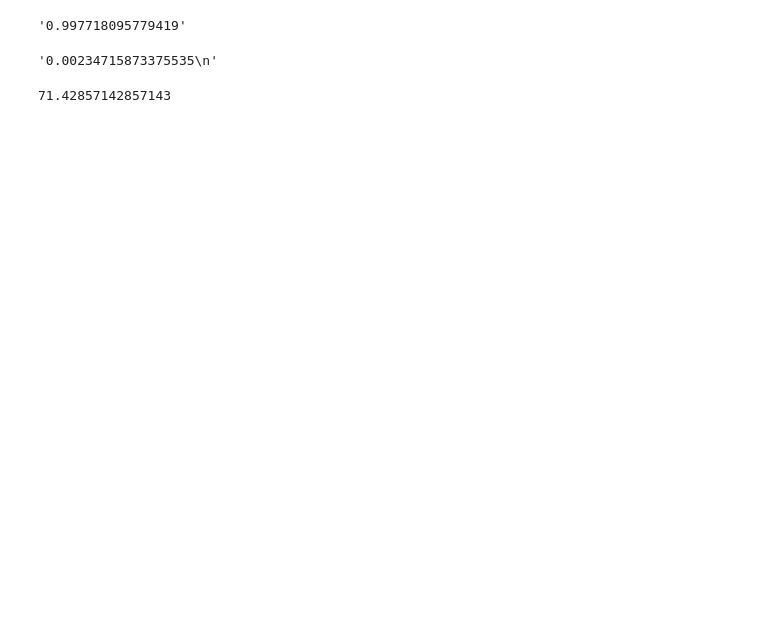
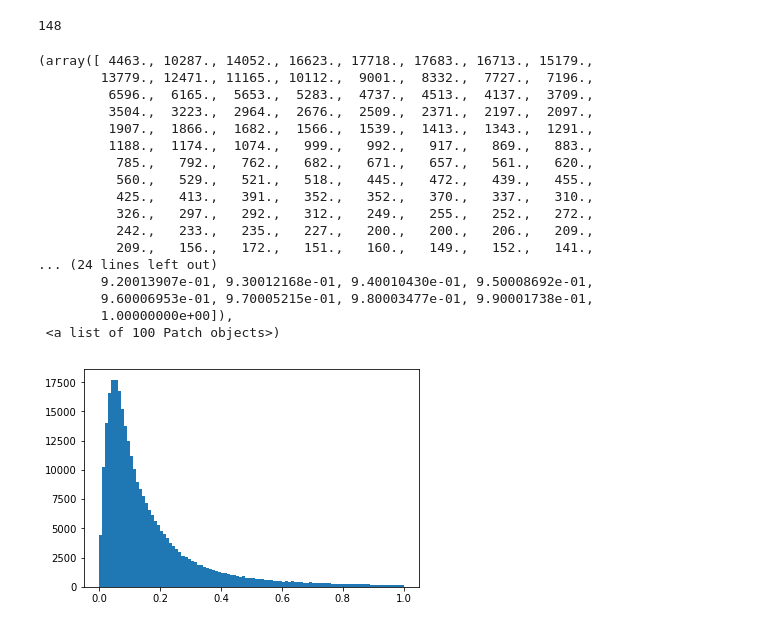
Before and after one commit to POFK/LensFinder, a Jupyter notebook: src/BASS.ipynb, the cells around one changed output. Drawn from its saved outputs; the diff is of its cells as text; code cells hidden in the pictures; blank space fills up the shorter version.

```diff
--- a/src/BASS.ipynb
+++ b/src/BASS.ipynb
@@ -110,3 +15,0 @@ pre = '/data/dell5/userdir/maotx/Lens/result/area1_hdf5_2/DR2_80155_1.txt'
-# %%
-with open(pre,'r') as fp:
-    data = fp.readlines()
@@ -115,4 +16,14 @@ ss = [i.replace('\n','').split('\t') for i in data]
 # %%
-s = {ss[i][0]: float(ss[i][1])/(float(ss[i][1])+float(ss[i][2])) for i in range(len(ss))}
+def read_res(fp):
+    with open(fp, 'r') as fp:
+        data = fp.readlines()
+    ss = [i.replace('\n','').split('\t') for i in data]
+    ss = {ss[i][0]: float(ss[i][2])/(float(ss[i][1])+float(ss[i][2])) for i in range(len(ss))}
+    return ss
+# %%
+prob = {}
+for fp in pre_fps:
+    a = read_res(fp)
+    prob.update(a)
 # %%
-prob = np.array(s.values())
+P = np.array(prob.values())
@@ -130,12 +29,0 @@ plt.hist(prob[np.logical_not(np.isnan(prob))])
-# %%
-ss[i][1]
-# %% [output]
-'0.997718095779419'
-# %%
-ss[i][2]
-# %% [output]
-'0.00234715873375535\n'
-# %%
-1500./21
-# %% [output]
-71.42857142857143
@@ -143,0 +30,26 @@ w
+# %%
+np.sum(P>0.99)
+# %% [output]
+148
+# %%
+plt.hist(P,100)
+#plt.yscale('log')
+# %% [output]
+(array([ 4463., 10287., 14052., 16623., 17718., 17683., 16713., 15179.,
+        13779., 12471., 11165., 10112.,  9001.,  8332.,  7727.,  7196.,
+         6596.,  6165.,  5653.,  5283.,  4737.,  4513.,  4137.,  3709.,
+         3504.,  3223.,  2964.,  2676.,  2509.,  2371.,  2197.,  2097.,
+         1907.,  1866.,  1682.,  1566.,  1539.,  1413.,  1343.,  1291.,
+         1188.,  1174.,  1074.,   999.,   992.,   917.,   869.,   883.,
+          785.,   792.,   762.,   682.,   671.,   657.,   561.,   620.,
+          560.,   529.,   521.,   518.,   445.,   472.,   439.,   455.,
+          425.,   413.,   391.,   352.,   352.,   370.,   337.,   310.,
+          326.,   297.,   292.,   312.,   249.,   255.,   252.,   272.,
+          242.,   233.,   235.,   227.,   200.,   200.,   206.,   209.,
+          209.,   156.,   172.,   151.,   160.,   149.,   152.,   141.,
+... (24 lines left out)
+        9.20013907e-01, 9.30012168e-01, 9.40010430e-01, 9.50008692e-01,
+        9.60006953e-01, 9.70005215e-01, 9.80003477e-01, 9.90001738e-01,
+        1.00000000e+00]),
+ <a list of 100 Patch objects>)
+[figure, added]
```
Also changed, not shown: parts of 23 cells of this notebook, 5 other files.
